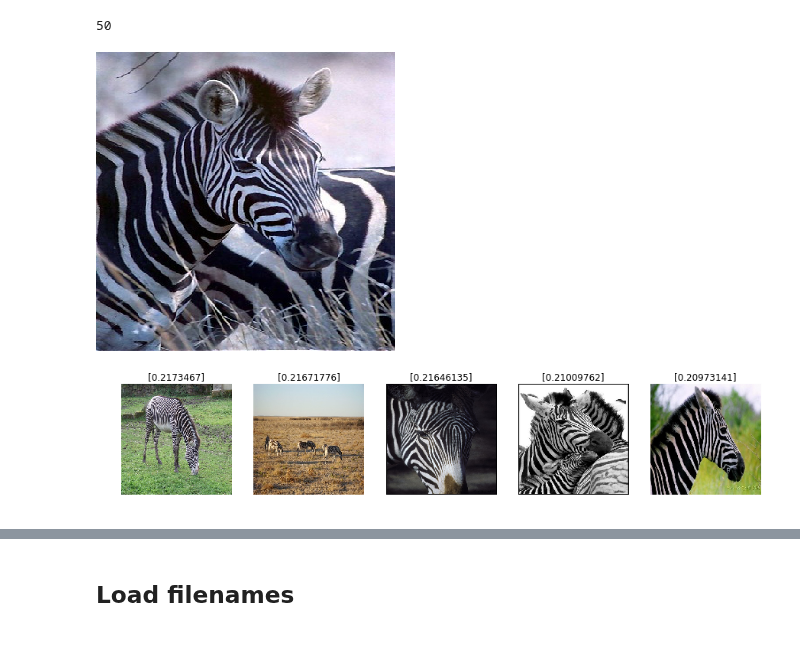
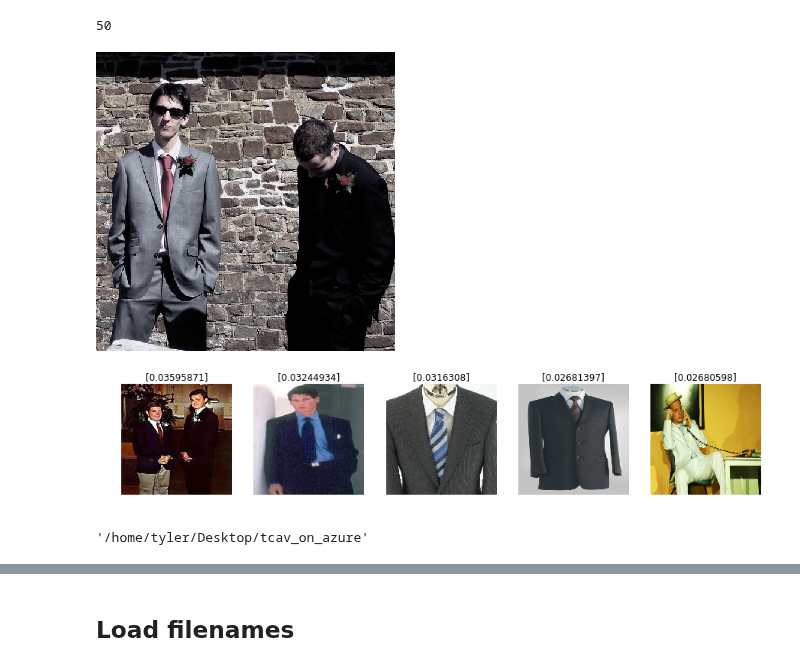
Before and after one commit to tyler-martin-12/tcav_on_azure, a Jupyter notebook: top_3_azure.ipynb, the cells around one changed output, grey strips where cells are left out. Cells and saved outputs as stored; diff of their text form; code cells hidden in the pictures.

```diff
--- a/top_3_azure.ipynb
+++ b/top_3_azure.ipynb
@@ -113,7 +118,7 @@ INFO:tensorflow:Done running 1 params. Took 35.86206007003784 seconds...
 ## Load CAV
 # %%
 working_dir = '/home/tyler/Desktop/tcav_on_azure'
-subpath = 'striped_sub_1-random500_0-mixed9'
+subpath = 'ceo-random500_0-mixed9'
 cav_path = 'cavs/' + subpath + '-linear-0.1.pkl'
 path = os.path.join(working_dir, cav_path)
 
@@ -141,20 +146,20 @@ len(acts['striped_sub_2']['mixed9'])
 # %% [output]
 50
 # %%
-## cosine sim
+# cosine similarity
 import math
 def cosine_similarity(v1,v2):
-    "compute cosine similarity of v1 to v2: (v1 dot v2)/{||v1||*||v2||)"
+    # compute cosine similarity of v1 to v2: (v1 dot v2)/{||v1||*||v2||)
     sumxx, sumxy, sumyy = 0, 0, 0
     for i in range(len(v1)):
         x = v1[i]; y = v2[i]
         sumxx += x*x
         sumyy += y*y
         sumxy += x*y
-    return sumxy/math.sqrt(sumxx*sumyy)
+    return sumxy / math.sqrt(sumxx*sumyy)
 # %%
 # image list
-path = 'activations/images_used_zebra.pkl'
+path = 'activations/images_used_suit.pkl'
 with open(path, 'rb') as f:
     data = pickle.load(f)
 
@@ -162,15 +169,15 @@ image_list = data
 # %%
-## make dict
+# make dict
 ranked = {}
 
 # define cavs
 striped_cav = this_cav.cavs[0]
 striped_cav_2d = striped_cav.reshape(-1,1)
 
-#image_list
+# image_list
 for count, each in enumerate(image_list):
 
-    demo_1 = acts['striped_sub_2']['mixed9'][count]
+    demo_1 = acts['ceo']['mixed9'][count]
     demo_2d = demo_1.reshape(-1,1)
 
     cos = cosine_similarity(striped_cav_2d,demo_2d)
@@ -181,21 +188,21 @@ for count, each in enumerate(image_list):
 sorted_rank = sorted(ranked.items(), key=operator.itemgetter(1),reverse=True)
 # %%
 ## show image
-rank = 49
+rank = 0
 
 img_path, cos = sorted_rank[rank]
 img = image.load_img(img_path, target_size=(299, 299))
 img
 # %% [output]
-[figure, old version]
+[figure, new version]
 # %%
 import matplotlib.pyplot as plt
 
 w, h = 120, 120
 fig = plt.figure(figsize=(15, 8))
-columns, row = 5, 1
+columns, rows = 5, 1
 
-start = 10
+start = 44
 
 for i in range(1, columns*rows +1):
     img_path, cos = sorted_rank[start + i]
@@ -206,4 +213,8 @@ for i in range(1, columns*rows +1):
     plt.axis('off')
 plt.show()
 # %% [output]
-[figure, old version]
+[figure, new version]
+# %%
+working_dir
+# %% [output]
+'/home/tyler/Desktop/tcav_on_azure'
```
Also changed, not shown: parts of 8 cells of this notebook, 1 other file.
